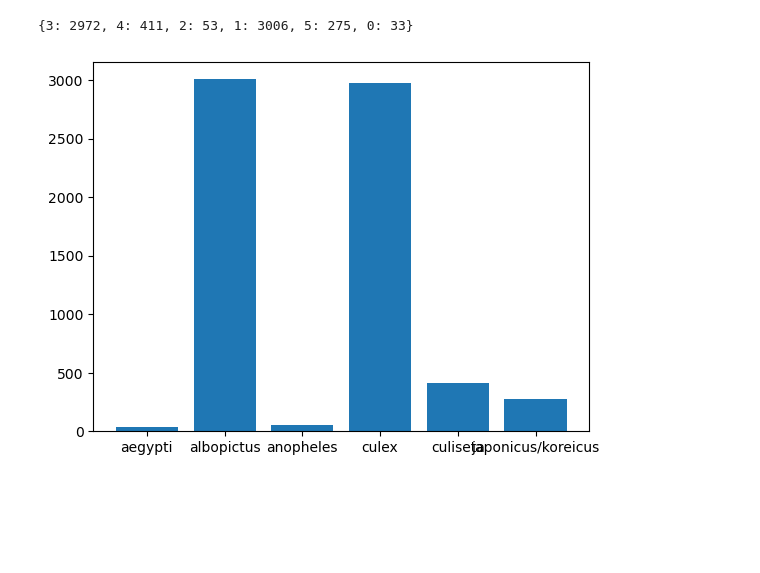
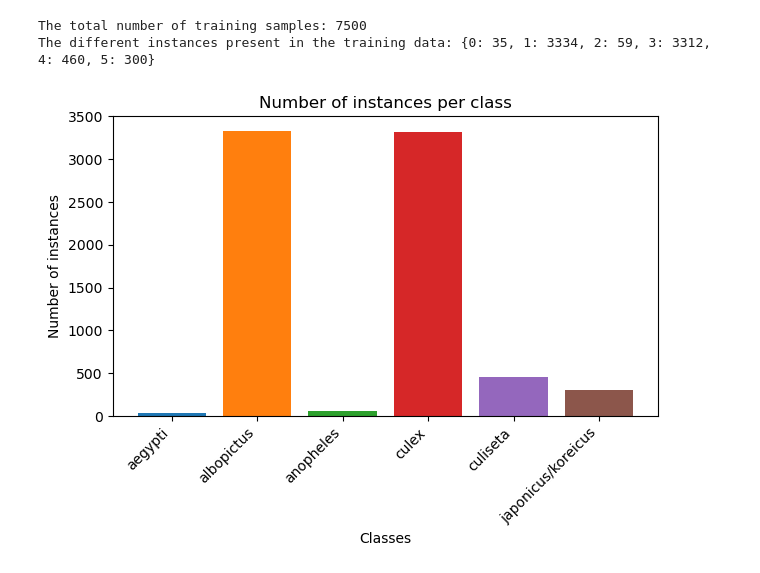
Before and after one commit to bersilin-robert1609/MCV-DataContest-2024, a Jupyter notebook: notebooks/bounding_box.ipynb, the cells around one changed output. Drawn from its saved outputs; the diff is of its cells as text; code cells hidden in the pictures; blank space fills up the shorter version.

```diff
--- a/notebooks/bounding_box.ipynb
+++ b/notebooks/bounding_box.ipynb
@@ -5,9 +6,9 @@ import numpy as np
 # %%
-IMAGES_DIR = "../data/images"
-LABELS_DIR = "../data/labels"
+IMAGES_DIR = "../data_3/images"
+LABELS_DIR = "../data_3/labels"
 DIRS = ["train", "test", "val"]
 
-OUTPUT_DIR = "../data/bounding_box"
+OUTPUT_DIR = "../bounding_box/images"
 
 LABELS = {
     0: "aegypti",
@@ -20,30 +21,43 @@ LABELS = {
 # %%
 # Open all labels and count the number of each class
 
 def get_labels(dir_type):
     labels = {}
     for file in os.listdir(os.path.join(LABELS_DIR, dir_type)):
         label_txt = np.loadtxt(os.path.join(LABELS_DIR, dir_type, file))
         label_val = label_txt[0].astype(int)
         if label_val in labels:
             labels[label_val] += 1
         else:
             labels[label_val] = 1
     return labels
 
 labels_train = get_labels("train")
-print(labels_train)
+labels_val = get_labels("val")
 
-# Plot histogram of the labels
+labels_total = {k: labels_train.get(k, 0) + labels_val.get(k, 0) for k in set(labels_train) | set(labels_val)}
 
-import matplotlib.pyplot as plt
+print("The total number of training samples:", np.sum(list(labels_total.values())))
+print("The different instances present in the training data:", labels_total)
 
-plt.bar(labels_train.keys(), labels_train.values())
-plt.xticks(list(labels_train.keys()), [LABELS[i] for i in labels_train.keys()])
+# Plot a histogram of the number of instances per class, give different colors to each class
+
+plt.bar(list(labels_total.keys()), list(labels_total.values()), color=[plt.cm.tab10(i) for i in range(len(labels_total))])
+
+plt.xlabel("Classes")
+plt.ylabel("Number of instances")
+plt.title("Number of instances per class")
+
+# Put the x-ticks above the bars inside the graph
+
+plt.xticks(list(labels_total.keys()), [LABELS[i] for i in labels_total.keys()], rotation=45, ha="right")
+plt.tight_layout()
+
 plt.show()
 # %% [output]
-{3: 2972, 4: 411, 2: 53, 1: 3006, 5: 275, 0: 33}
+The total number of training samples: 7500
+The different instances present in the training data: {0: 35, 1: 3334, 2: 59, 3: 3312, 4: 460, 5: 300}
-[figure, old version]
+[figure, new version]
 # %%
 def put_bounding_box(folder_type, img_name):
     image = cv.imread(os.path.join(IMAGES_DIR, folder_type, img_name))
```
Also changed, not shown: parts of 4 cells of this notebook, 3 other files.
